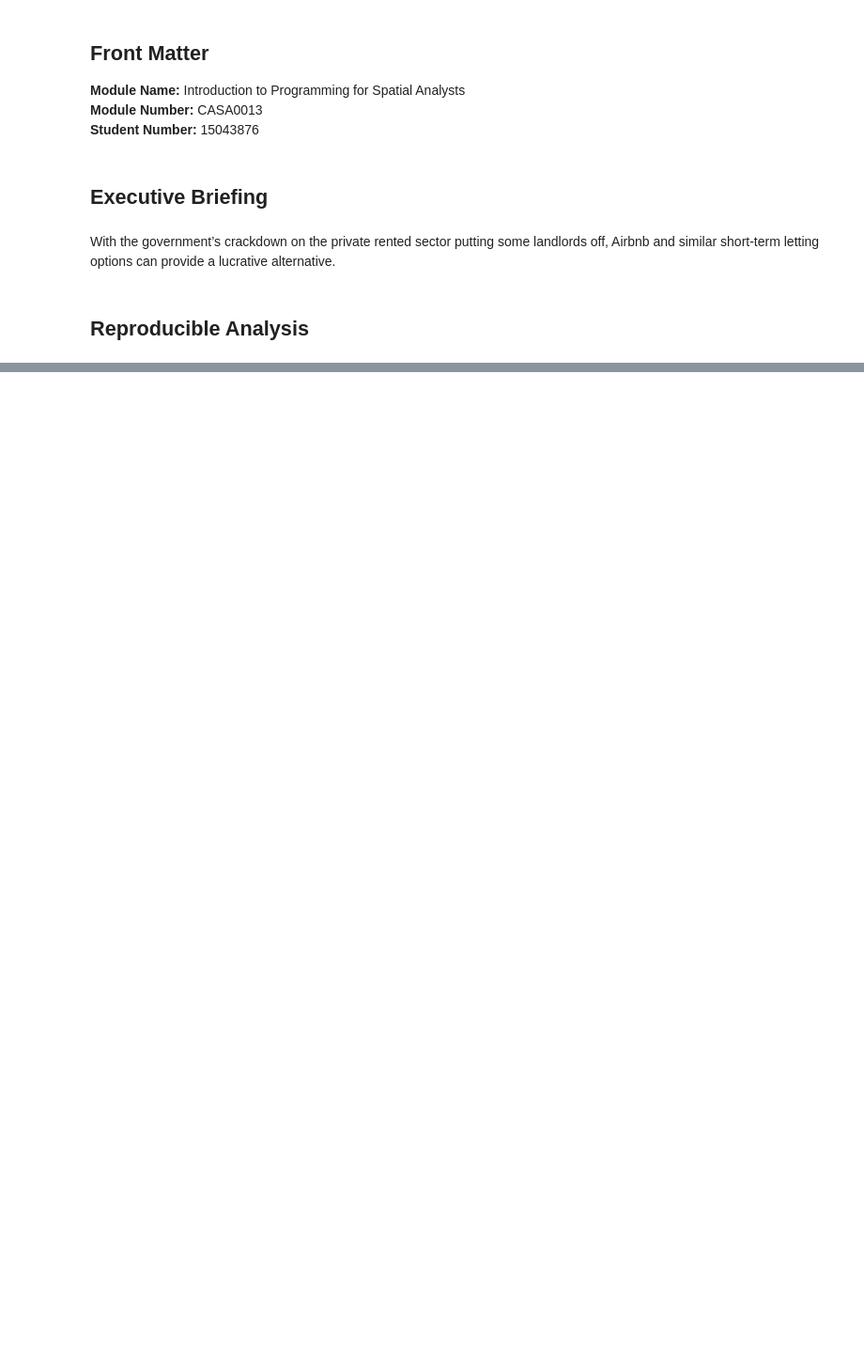
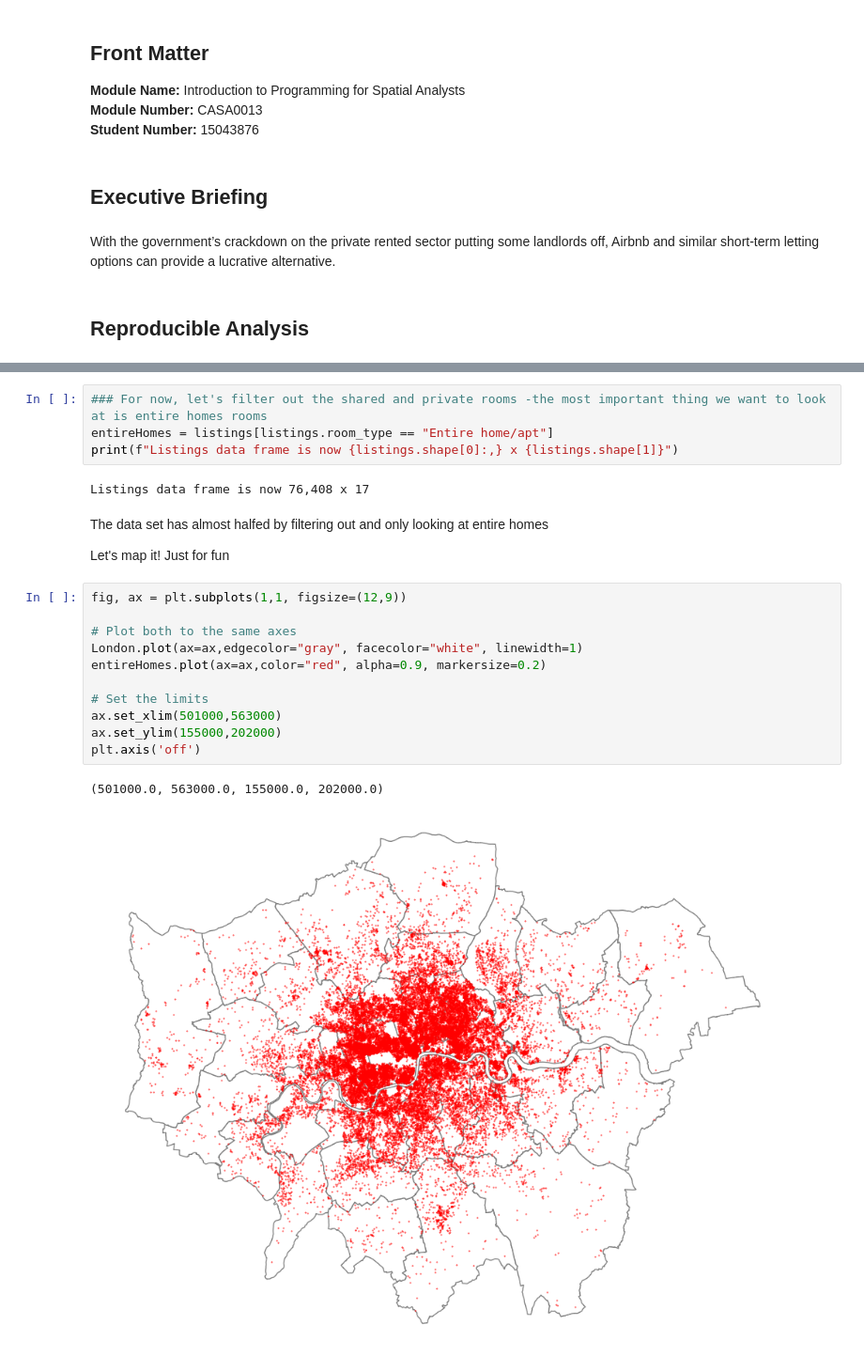
Before and after one commit to signesw/i2p_coursework, a Jupyter notebook: Data_Led_Policy_or_Marketing_Brief.ipynb, the cells around one changed output, grey strips where cells are left out. Shown at 94% size. Cells and saved outputs as stored; diff of their text form; blank space fills up the shorter version.

```diff
--- a/Data_Led_Policy_or_Marketing_Brief.ipynb
+++ b/Data_Led_Policy_or_Marketing_Brief.ipynb
@@ -161,0 +254,24 @@ ax.set_ylim(155000,202000)
+# %%
+### For now, let's filter out the shared and private rooms -the most important thing we want to look at is entire homes rooms
+entireHomes = listings[listings.room_type == "Entire home/apt"]
+print(f"Listings data frame is now {listings.shape[0]:,} x {listings.shape[1]}")
+# %% [output]
+Listings data frame is now 76,408 x 17
+# %% [markdown]
+The data set has almost halfed by filtering out and only looking at entire homes
+
+Let's map it! Just for fun
+# %%
+fig, ax = plt.subplots(1,1, figsize=(12,9))
+
+# Plot both to the same axes
+London.plot(ax=ax,edgecolor="gray", facecolor="white", linewidth=1)
+entireHomes.plot(ax=ax,color="red", alpha=0.9, markersize=0.2)
+
+# Set the limits
+ax.set_xlim(501000,563000)
+ax.set_ylim(155000,202000)
+plt.axis('off')
+# %% [output]
+(501000.0, 563000.0, 155000.0, 202000.0)
+[figure, added]
```
Also changed, not shown: parts of 33 cells of this notebook.
